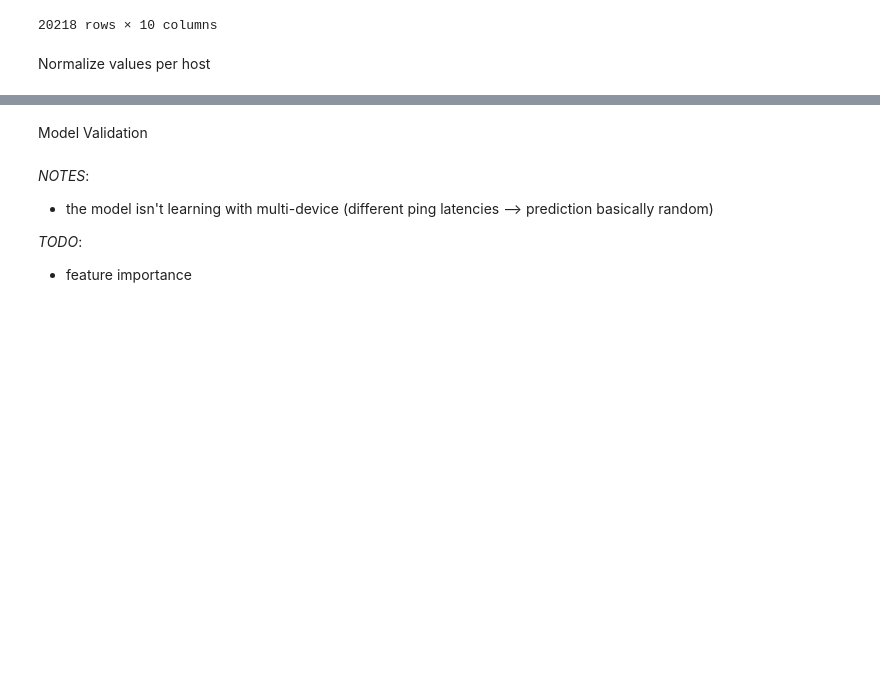
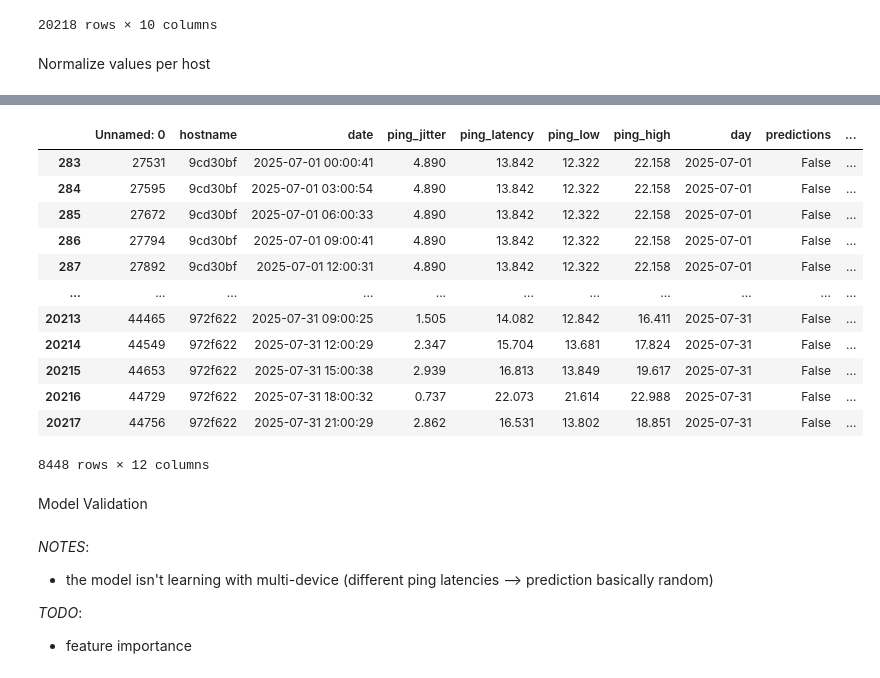
Before and after one commit to noise-course/course-project-Luca-W-D, a Jupyter notebook: step2.ipynb, the cells around one changed output, grey strips where cells are left out. Cells and saved outputs as stored; diff of their text form; code cells hidden in the pictures; blank space fills up the shorter version.

```diff
--- a/step2.ipynb
+++ b/step2.ipynb
@@ -139,3 +189,26 @@ time_filtered_df
+# %%
+#test normalization
+#normalizing using Z-score for each hostname
+test["normalized_latency"] = test.groupby("hostname")["ping_latency"] \
+                   .transform(lambda x: (x - x.mean()) / x.std())
+#subtracting by smallest Z-score such that normalized values are all positive
+test["normalized_latency"] = test["normalized_latency"] - test["normalized_latency"].min()
+# time_filtered_df[time_filtered_df["normalized_latency"] == 0]
+test
+# %% [output]
+|  | Unnamed: 0 | hostname | date | ping_jitter | ping_latency | ping_low | ping_high | day | predictions | ... |
+| 283 | 27531 | 9cd30bf | 2025-07-01 00:00:41 | 4.890 | 13.842 | 12.322 | 22.158 | 2025-07-01 | False | ... |
+| 284 | 27595 | 9cd30bf | 2025-07-01 03:00:54 | 4.890 | 13.842 | 12.322 | 22.158 | 2025-07-01 | False | ... |
+| 285 | 27672 | 9cd30bf | 2025-07-01 06:00:33 | 4.890 | 13.842 | 12.322 | 22.158 | 2025-07-01 | False | ... |
+| 286 | 27794 | 9cd30bf | 2025-07-01 09:00:41 | 4.890 | 13.842 | 12.322 | 22.158 | 2025-07-01 | False | ... |
+| 287 | 27892 | 9cd30bf | 2025-07-01 12:00:31 | 4.890 | 13.842 | 12.322 | 22.158 | 2025-07-01 | False | ... |
+| ... | ... | ... | ... | ... | ... | ... | ... | ... | ... | ... |
+| 20213 | 44465 | 972f622 | 2025-07-31 09:00:25 | 1.505 | 14.082 | 12.842 | 16.411 | 2025-07-31 | False | ... |
+| 20214 | 44549 | 972f622 | 2025-07-31 12:00:29 | 2.347 | 15.704 | 13.681 | 17.824 | 2025-07-31 | False | ... |
+| 20215 | 44653 | 972f622 | 2025-07-31 15:00:38 | 2.939 | 16.813 | 13.849 | 19.617 | 2025-07-31 | False | ... |
+| 20216 | 44729 | 972f622 | 2025-07-31 18:00:32 | 0.737 | 22.073 | 21.614 | 22.988 | 2025-07-31 | False | ... |
+| 20217 | 44756 | 972f622 | 2025-07-31 21:00:29 | 2.862 | 16.531 | 13.802 | 18.851 | 2025-07-31 | False | ... |
+8448 rows × 12 columns
 # %% [markdown]
 Model Validation
 # %% [markdown]
```
Also changed, not shown: parts of 6 cells of this notebook.
